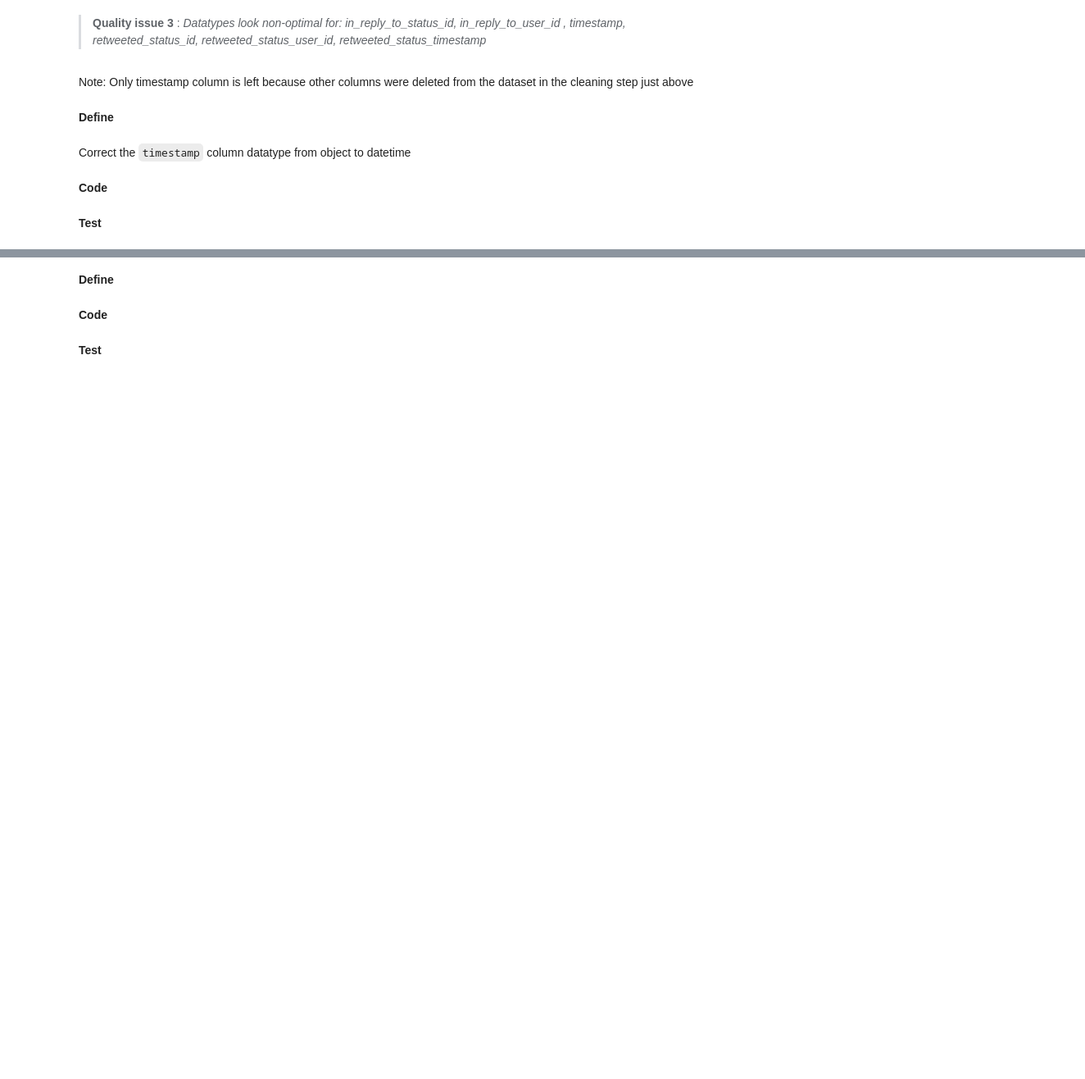
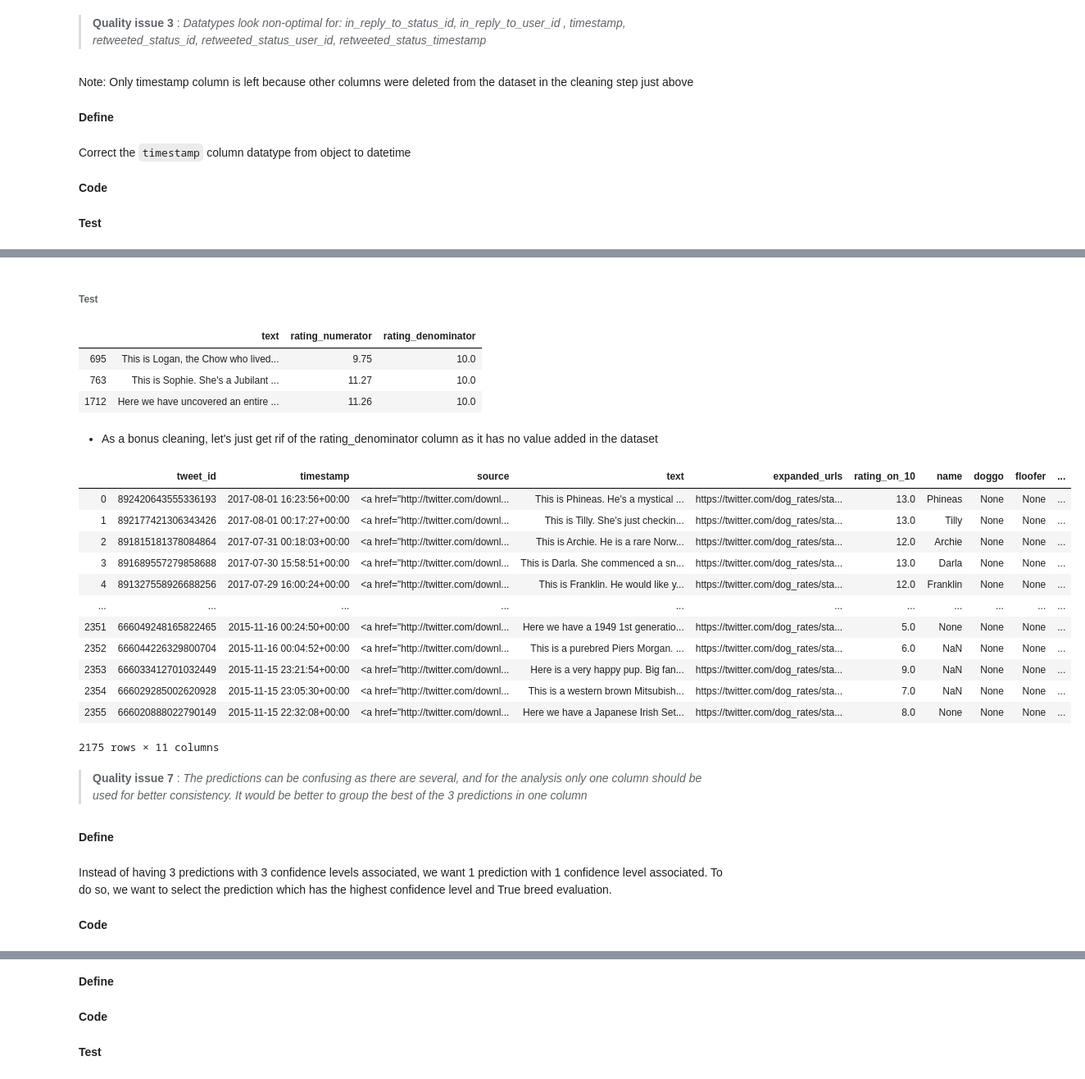
Before and after one commit to LauranneKer/Wrangle-and-analyze-data, a Jupyter notebook: wrangle_act.ipynb, the cells around one changed output, grey strips where cells are left out. Shown at 82% size. Drawn from its saved outputs; the diff is of its cells as text; code cells hidden in the pictures; blank space fills up the shorter version.

```diff
--- a/wrangle_act.ipynb
+++ b/wrangle_act.ipynb
@@ -751,0 +881,45 @@ Correct the `timestamp` column datatype from object to datetime
+# %%
+df_twit_archive_clean.loc[695,['rating_numerator']] = 9.75
+# %%
+df_twit_archive_clean.loc[763,['rating_numerator']] = 11.27
+# %%
+df_twit_archive_clean.loc[1712,['rating_numerator']] = 11.26
+# %% [markdown]
+###### **Test**
+# %%
+df_twit_archive_clean.loc[[695,763,1712],['text','rating_numerator', 'rating_denominator']]
+# %% [output]
+|  | text | rating_numerator | rating_denominator |
+| 695 | This is Logan, the Chow who lived... | 9.75 | 10.0 |
+| 763 | This is Sophie. She's a Jubilant ... | 11.27 | 10.0 |
+| 1712 | Here we have uncovered an entire ... | 11.26 | 10.0 |
+# %% [markdown]
+* As a bonus cleaning, let's just get rif of the rating_denominator column as it has no value added in the dataset
+# %%
+# drop rating denominator column
+df_twit_archive_clean.drop(labels='rating_denominator', axis= 1, inplace= True)
+# %%
+# Change the name of the column to rating_on_10
+df_twit_archive_clean.rename(columns = {"rating_numerator":"rating_on_10"})
+# %% [output]
+|  | tweet_id | timestamp | source | text | expanded_urls | rating_on_10 | name | doggo | floofer | ... |
+| 0 | 892420643555336193 | 2017-08-01 16:23:56+00:00 | <a href="http://twitter.com/downl... | This is Phineas. He's a mystical ... | https://twitter.com/dog_rates/sta... | 13.0 | Phineas | None | None | ... |
+| 1 | 892177421306343426 | 2017-08-01 00:17:27+00:00 | <a href="http://twitter.com/downl... | This is Tilly. She's just checkin... | https://twitter.com/dog_rates/sta... | 13.0 | Tilly | None | None | ... |
+| 2 | 891815181378084864 | 2017-07-31 00:18:03+00:00 | <a href="http://twitter.com/downl... | This is Archie. He is a rare Norw... | https://twitter.com/dog_rates/sta... | 12.0 | Archie | None | None | ... |
+| 3 | 891689557279858688 | 2017-07-30 15:58:51+00:00 | <a href="http://twitter.com/downl... | This is Darla. She commenced a sn... | https://twitter.com/dog_rates/sta... | 13.0 | Darla | None | None | ... |
+| 4 | 891327558926688256 | 2017-07-29 16:00:24+00:00 | <a href="http://twitter.com/downl... | This is Franklin. He would like y... | https://twitter.com/dog_rates/sta... | 12.0 | Franklin | None | None | ... |
+| ... | ... | ... | ... | ... | ... | ... | ... | ... | ... | ... |
+| 2351 | 666049248165822465 | 2015-11-16 00:24:50+00:00 | <a href="http://twitter.com/downl... | Here we have a 1949 1st generatio... | https://twitter.com/dog_rates/sta... | 5.0 | None | None | None | ... |
+| 2352 | 666044226329800704 | 2015-11-16 00:04:52+00:00 | <a href="http://twitter.com/downl... | This is a purebred Piers Morgan. ... | https://twitter.com/dog_rates/sta... | 6.0 | NaN | None | None | ... |
+| 2353 | 666033412701032449 | 2015-11-15 23:21:54+00:00 | <a href="http://twitter.com/downl... | Here is a very happy pup. Big fan... | https://twitter.com/dog_rates/sta... | 9.0 | NaN | None | None | ... |
+| 2354 | 666029285002620928 | 2015-11-15 23:05:30+00:00 | <a href="http://twitter.com/downl... | This is a western brown Mitsubish... | https://twitter.com/dog_rates/sta... | 7.0 | NaN | None | None | ... |
+| 2355 | 666020888022790149 | 2015-11-15 22:32:08+00:00 | <a href="http://twitter.com/downl... | Here we have a Japanese Irish Set... | https://twitter.com/dog_rates/sta... | 8.0 | None | None | None | ... |
+2175 rows × 11 columns
+# %% [markdown]
+> **Quality issue 7** : *The predictions can be confusing as there are several, and for the analysis only one column should be used for better consistency. It would be better to group the best of the 3 predictions in one column*
+# %% [markdown]
+**Define**
+# %% [markdown]
+Instead of having 3 predictions with 3 confidence levels associated, we want 1 prediction with 1 confidence level associated. To do so, we want to select the prediction which has the highest confidence level and True breed evaluation.
+# %% [markdown]
+**Code**
```
Also changed, not shown: parts of 79 cells of this notebook.
